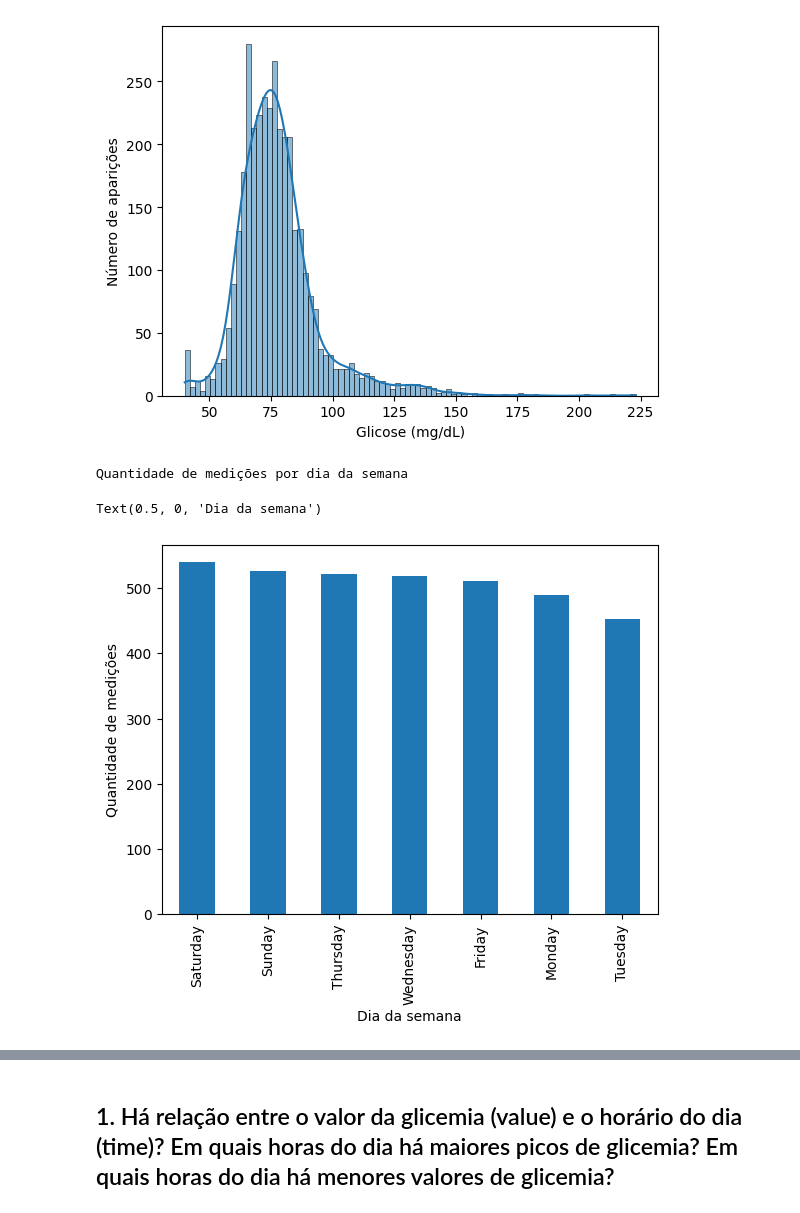
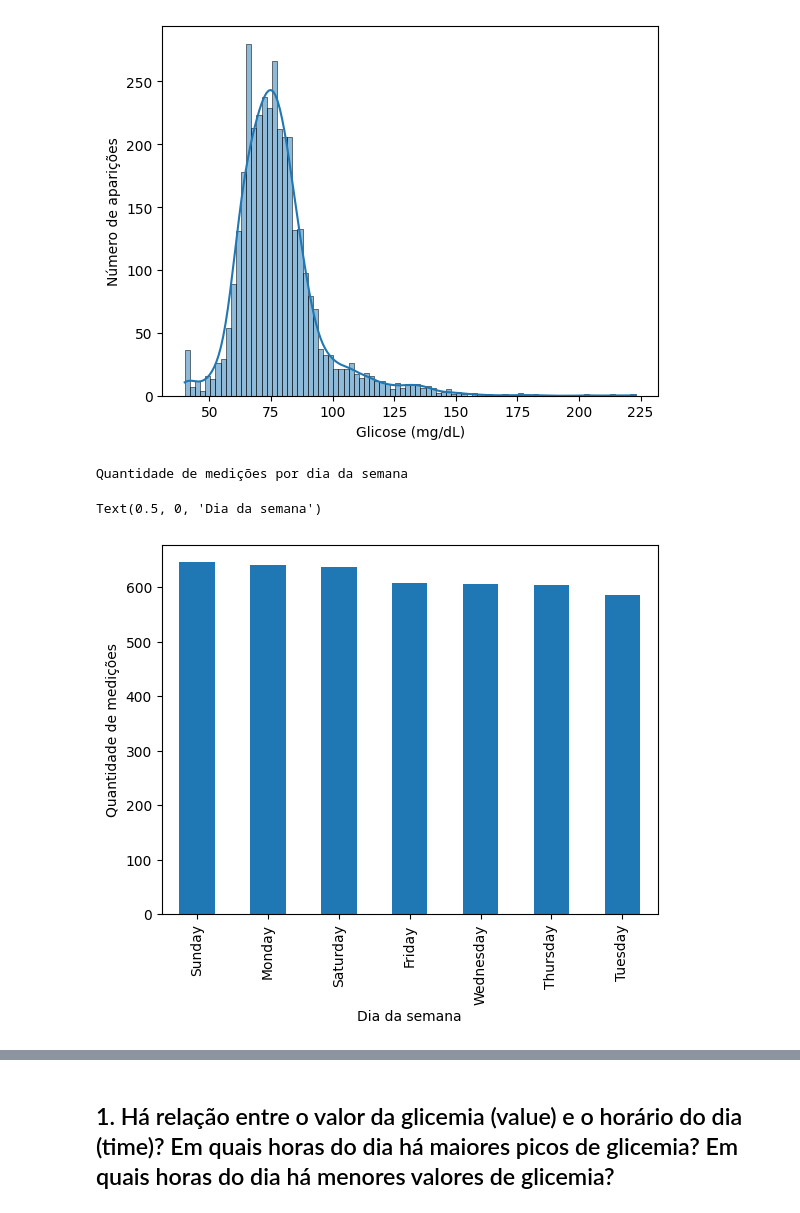
Before and after one commit to teco-insights/continuous-glucose-monitoring, a Jupyter notebook: continuous_glucose_monitoring.ipynb, the cells around one changed output, grey strips where cells are left out. Saved outputs shown, nothing was run; the diff lists cells and outputs as text; code cells hidden in the pictures.

```diff
--- a/continuous_glucose_monitoring.ipynb
+++ b/continuous_glucose_monitoring.ipynb
@@ -150,6 +138 @@ value    422
 dtype: int64
-# %%
-# Excluindo as linhas com valores nulos em 'value' e 'time'.
-
-df_raw = df_raw.dropna(subset=['value','time'])
-df_raw
@@ -169,0 +176,8 @@ df_raw
+# %%
+df_novas_linhas = pd.DataFrame(linhas_a_adicionar)
+df_raw = pd.concat([df_raw.drop(columns=['diff_dias']), df_novas_linhas], ignore_index=True)
+df_raw = df_raw.sort_values(by='time').reset_index(drop=True)
+
+a = df_raw.copy()
+a.to_csv('meu_dataframe_salvo4.csv', index=False, encoding='utf-8')
+df_raw
@@ -184,19 +207,22 @@ df_cgm = df_raw[(df_raw['value'] > 0) & (df_raw['value'] < 500)]
 # %% [markdown]
 ## 5. Granulação de 'time' em 'date', 'hour', 'hour_minute', 'weekday' e 'hour_cont'
 # %%
-df_cgm['time'] = pd.to_datetime(df_cgm['time'])
-df_cgm['date'] = df_cgm['time'].dt.date
+df_raw['time'] = pd.to_datetime(df_raw['time'])
+df_raw['date'] = df_raw['time'].dt.date
 
 # valor inteiro das horas, para representações diretas
-df_cgm['hour'] = df_cgm['time'].dt.hour
+df_raw['hour'] = df_raw['time'].dt.hour
 
-df_cgm['hour_minute'] = df_cgm['time'].dt.strftime('%H:%M')
-df_cgm['weekday'] = df_cgm['time'].dt.day_name()
+df_raw['hour_minute'] = df_raw['time'].dt.strftime('%H:%M')
+df_raw['weekday'] = df_raw['time'].dt.day_name()
 
 # horas com fração decimal, para usar em modelos estatísticos
-df_cgm['hour_cont'] = (df_cgm['time'].dt.hour + df_cgm['time'].dt.minute / 60).round(2)
+df_raw['hour_cont'] = (df_raw['time'].dt.hour + df_raw['time'].dt.minute / 60).round(2)
 # %% [markdown]
 ## 6. Organização final da tabela
 # %%
-df_cgm = df_cgm[['time', 'date', 'hour_minute', 'value', 'weekday', 'hour', 'hour_cont']]
-df_cgm
+df_raw = df_raw[['time', 'date', 'hour_minute', 'value', 'weekday', 'hour', 'hour_cont']]
+df_raw
+
+b = df_raw.copy()
+b.to_csv('meu_dataframe_salvo2.csv', index=False, encoding='utf-8')
@@ -266,12 +336,12 @@ Text(0.5, 0, 'Glicose (mg/dL)')
 [figure]
 # %%
 print('Quantidade de medições por dia da semana')
-df_cgm['weekday'].value_counts().plot.bar()
+df_raw['weekday'].value_counts().plot.bar()
 plt.ylabel('Quantidade de medições')
 plt.xlabel('Dia da semana')
 # %% [output]
 Quantidade de medições por dia da semana
 Text(0.5, 0, 'Dia da semana')
-[figure, old version]
+[figure, new version]
 # %%
 print('Média das medições nos dias em que houve aferição')
```
Also changed, not shown: parts of 29 cells of this notebook, 6 other files.
